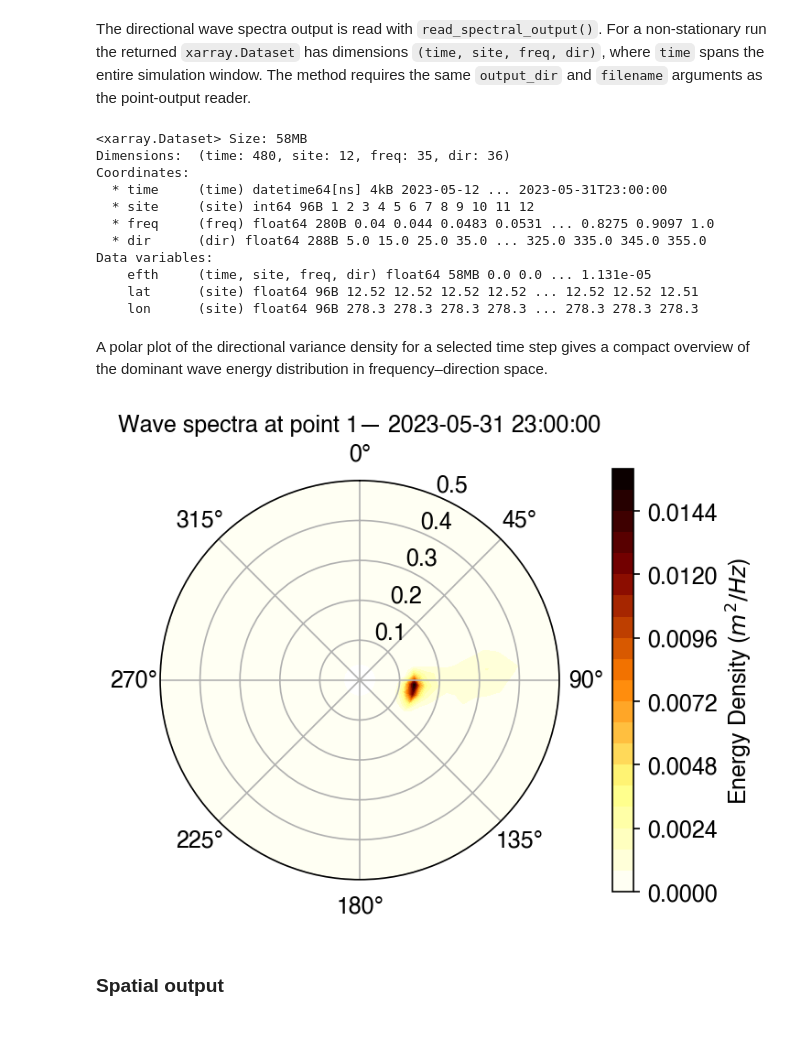
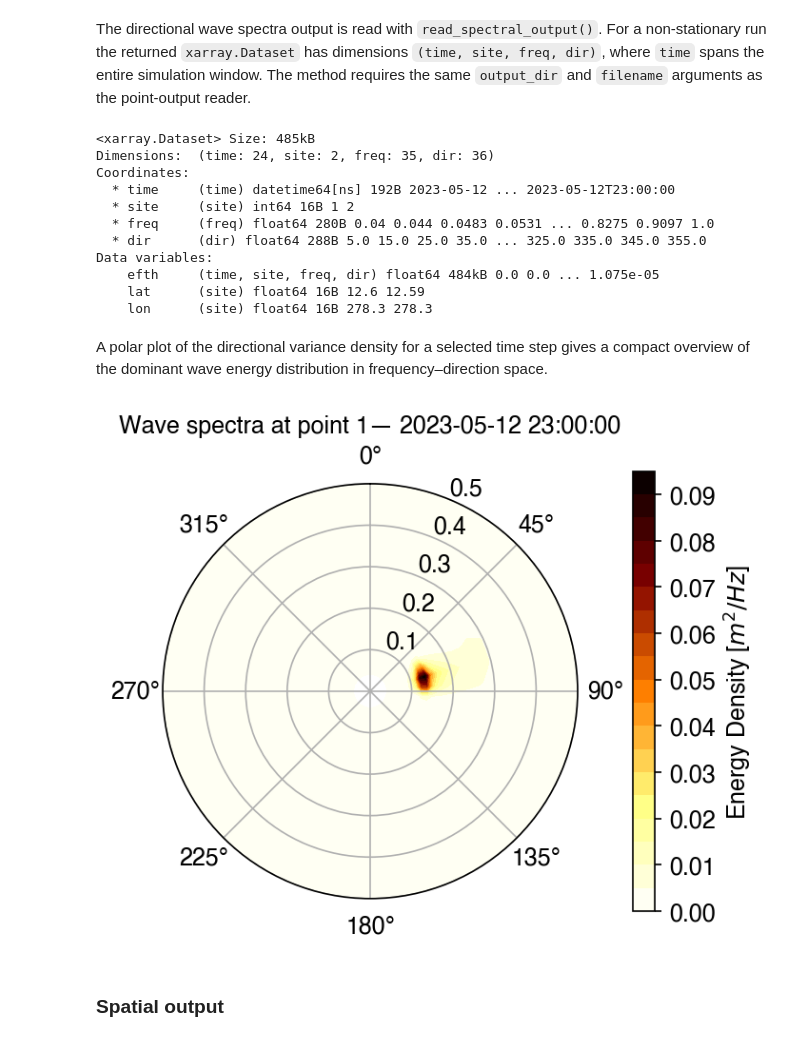
Before and after one commit to oceanicos-dev-org/oceanicospy, a Jupyter notebook: examples/models/swan_nonstationary_case.ipynb, the cells around one changed output. Cells and saved outputs as stored; diff of their text form; code cells hidden in the pictures.

```diff
--- a/examples/models/swan_nonstationary_case.ipynb
+++ b/examples/models/swan_nonstationary_case.ipynb
@@ -578,10 +577,10 @@ shutil.copytree('../../data/temp/nonstat_swan_output/output/',
 # %% [markdown]
 After running the non-stationary case, the output files will be generated in the `output/domain_0X/` folders and can be post-processed using the `SwanOutputReader` class in `swanpy`. This class provides methods to read and extract information from the SWAN output files, such as time-varying wave parameters at output points, directional wave spectra, and spatial maps across the entire grid. Because the run is non-stationary, all outputs carry a `time` dimension that spans the simulation window.
 # %%
-out_reader = SwanOutputReader(n_points=12)
+out_reader = SwanOutputReader(n_points=2)
 
 # Domain to post-process — change to explore other domains
-DOMAIN_ID = 4
+DOMAIN_ID = 3
 output_dir = f'../../data/model_runs/nonstationary_swan/output/domain_{DOMAIN_ID:02d}/'
 # %% [markdown]
 ### Point output
@@ -636,17 +628,17 @@ wave_spectra = out_reader.read_spectral_output(
 
 wave_spectra
 # %% [output]
-<xarray.Dataset> Size: 58MB
-Dimensions:  (time: 480, site: 12, freq: 35, dir: 36)
+<xarray.Dataset> Size: 485kB
+Dimensions:  (time: 24, site: 2, freq: 35, dir: 36)
 Coordinates:
-  * time     (time) datetime64[ns] 4kB 2023-05-12 ... 2023-05-31T23:00:00
-  * site     (site) int64 96B 1 2 3 4 5 6 7 8 9 10 11 12
+  * time     (time) datetime64[ns] 192B 2023-05-12 ... 2023-05-12T23:00:00
+  * site     (site) int64 16B 1 2
   * freq     (freq) float64 280B 0.04 0.044 0.0483 0.0531 ... 0.8275 0.9097 1.0
   * dir      (dir) float64 288B 5.0 15.0 25.0 35.0 ... 325.0 335.0 345.0 355.0
 Data variables:
-    efth     (time, site, freq, dir) float64 58MB 0.0 0.0 ... 1.131e-05
-    lat      (site) float64 96B 12.52 12.52 12.52 12.52 ... 12.52 12.52 12.51
-    lon      (site) float64 96B 278.3 278.3 278.3 278.3 ... 278.3 278.3 278.3
+    efth     (time, site, freq, dir) float64 484kB 0.0 0.0 ... 1.075e-05
+    lat      (site) float64 16B 12.6 12.59
+    lon      (site) float64 16B 278.3 278.3
 # %% [markdown]
 A polar plot of the directional variance density for a selected time step gives a compact overview of the dominant wave energy distribution in frequency–direction space.
 # %%
@@ -663,15 +655,15 @@ efth_closed = np.append(wave_spectra['efth'][t_idx,:,:,:].values,
 # %%
 fig, ax = plt.subplots(figsize=(5, 4), subplot_kw={'projection': 'polar'})
 cf = ax.contourf(theta_rad, r, efth_closed[0, :, :],
                   levels=20, cmap='afmhot_r')
 ax.set_theta_zero_location('N')
 ax.set_theta_direction(-1)
 ax.set(ylim=(0, 0.5))
-plt.colorbar(cf, label='Energy Density ($m^2/Hz$)', pad=0.1)
+plt.colorbar(cf, label='Energy Density [$m^2/Hz$]', pad=0.1)
 ax.set_title(f"Wave spectra at point {wave_spectra.site.values[0]}— {pd.to_datetime(wave_spectra.time.values[t_idx])}")
 plt.show()
 # %% [output]
-[figure, old version]
+[figure, new version]
 # %% [markdown]
 ### Spatial output
 # %% [markdown]
```
Also changed, not shown: parts of 8 cells of this notebook, 3 other files.
